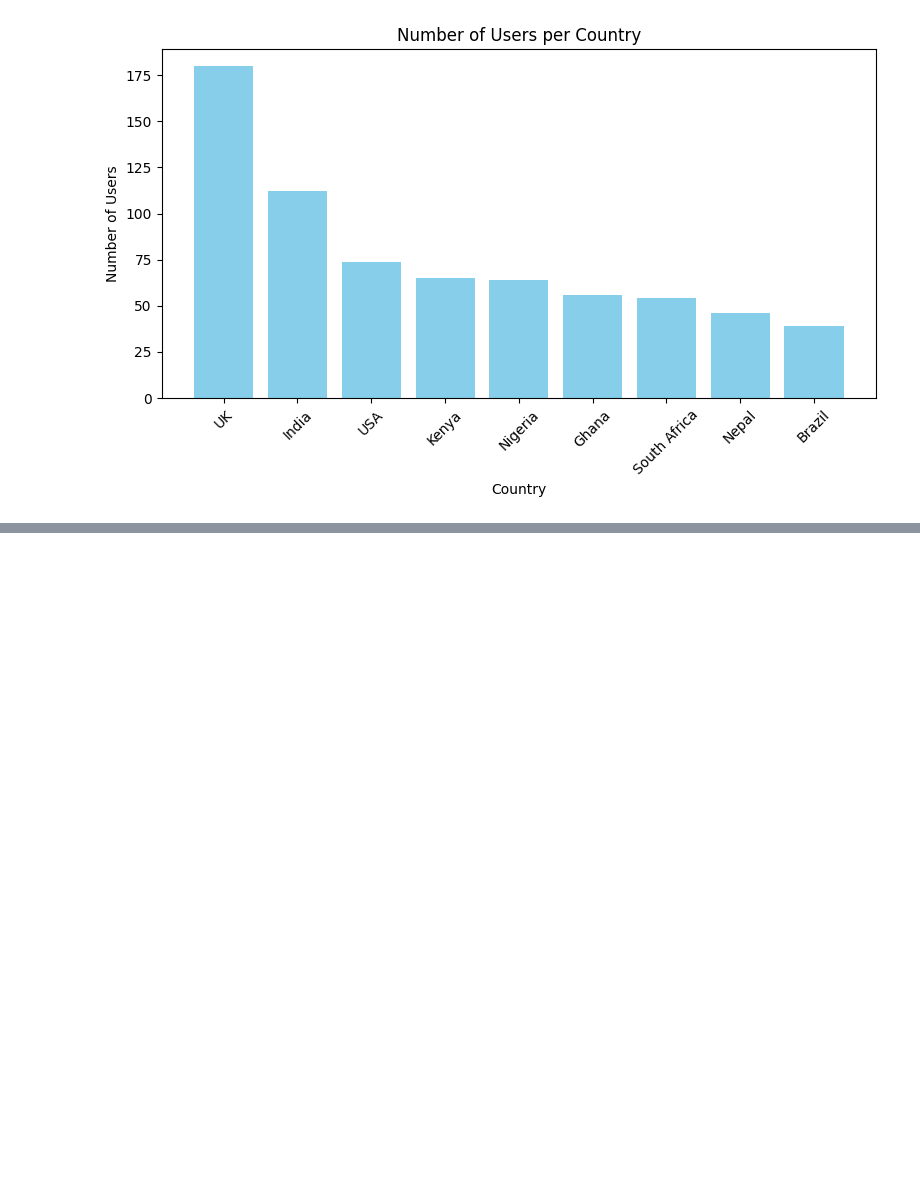
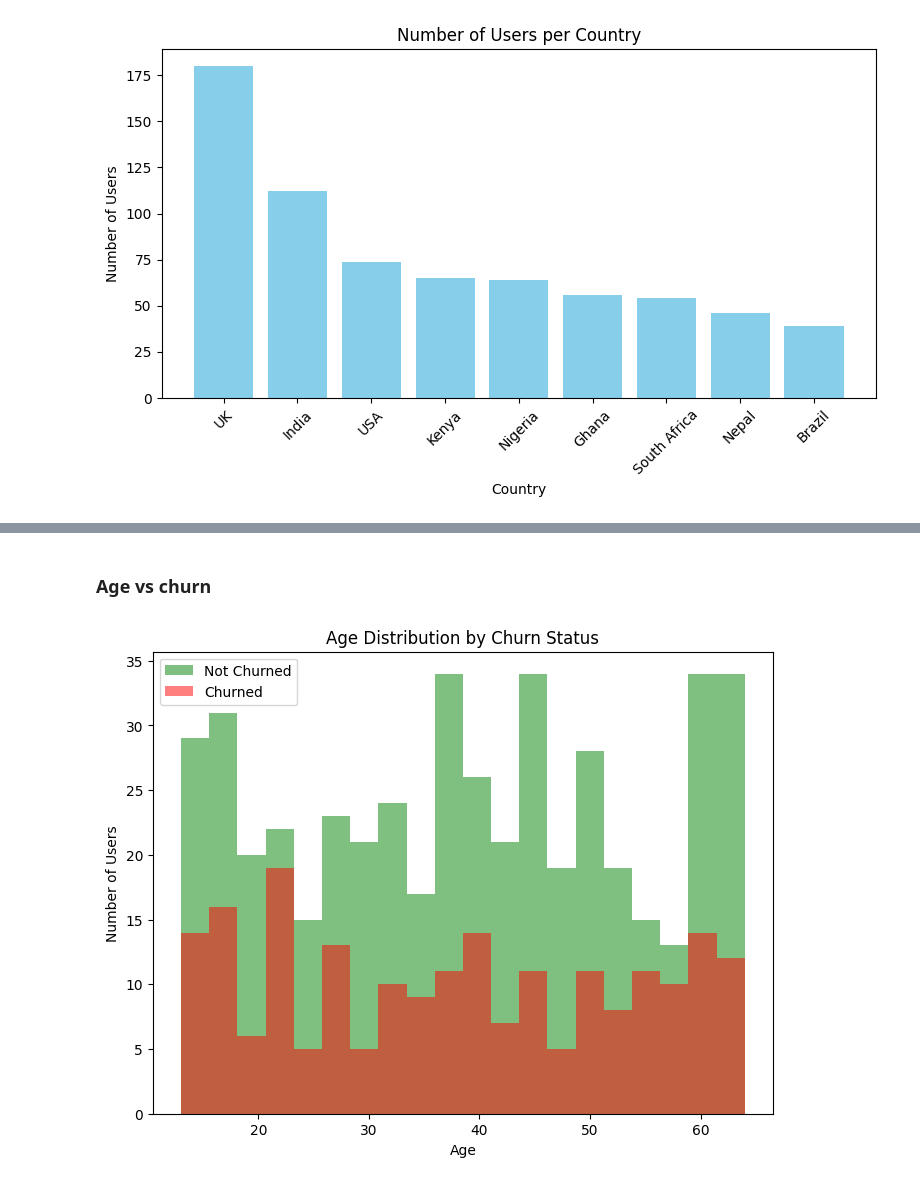
Before and after one commit to ice-alt/PortfolioProjects, a Jupyter notebook: DataWave Music/DataWave_Music_Analysis.ipynb, the cells around one changed output, grey strips where cells are left out. Cells and saved outputs as stored; diff of their text form; code cells hidden in the pictures; blank space fills up the shorter version.

```diff
--- a/DataWave Music/DataWave_Music_Analysis.ipynb
+++ b/DataWave Music/DataWave_Music_Analysis.ipynb
@@ -1052,0 +1073,15 @@ plt.show()
+# %% [markdown]
+### Age vs churn
+# %%
+plt.figure(figsize=(8,6))
+
+plt.hist(cleaned_datawave_df[cleaned_datawave_df['churned']==0]['age'], bins=20, alpha=0.5, label='Not Churned', color='green')
+plt.hist(cleaned_datawave_df[cleaned_datawave_df['churned']==1]['age'], bins=20, alpha=0.5, label='Churned', color='red')
+
+plt.xlabel("Age")
+plt.ylabel("Number of Users")
+plt.title("Age Distribution by Churn Status")
+plt.legend()
+plt.show()
+# %% [output]
+[figure, added]
```
Also changed, not shown: parts of 20 cells of this notebook.
